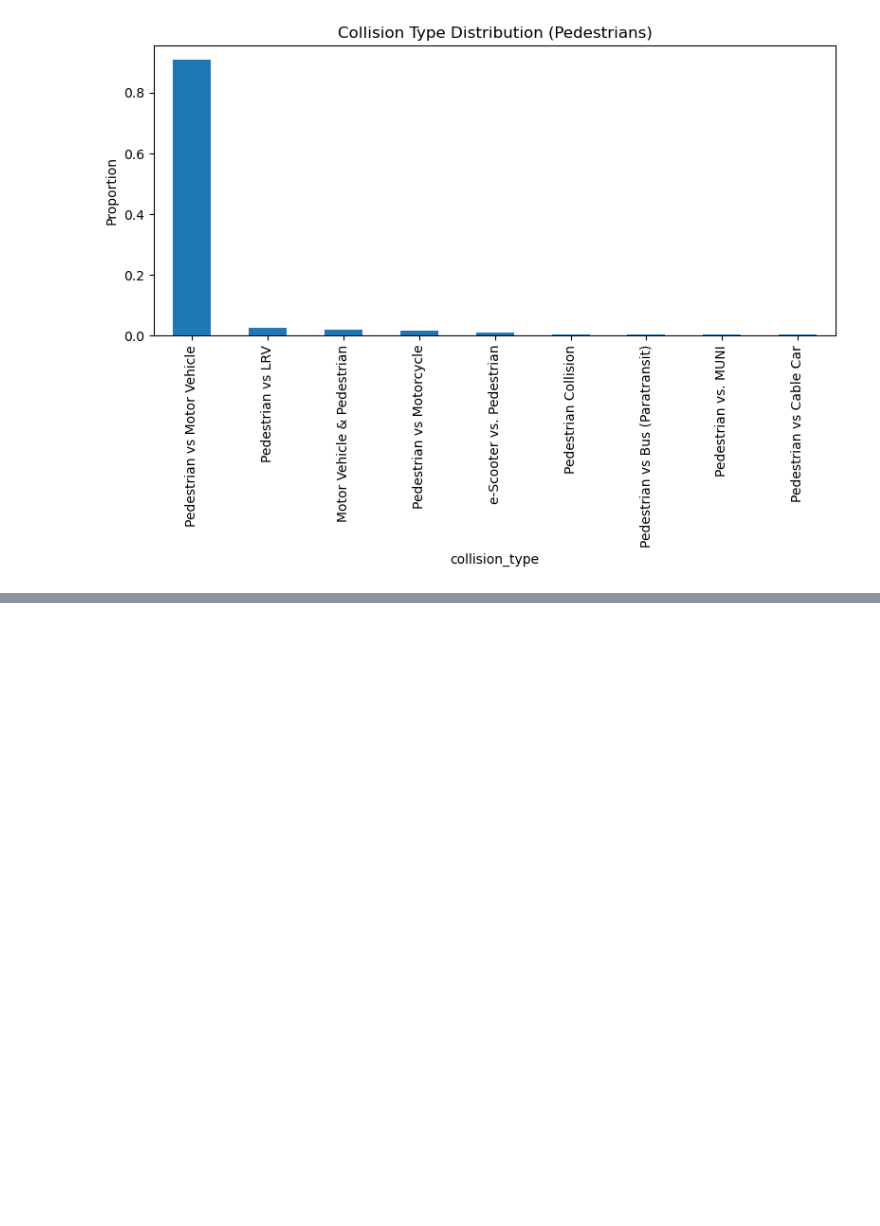
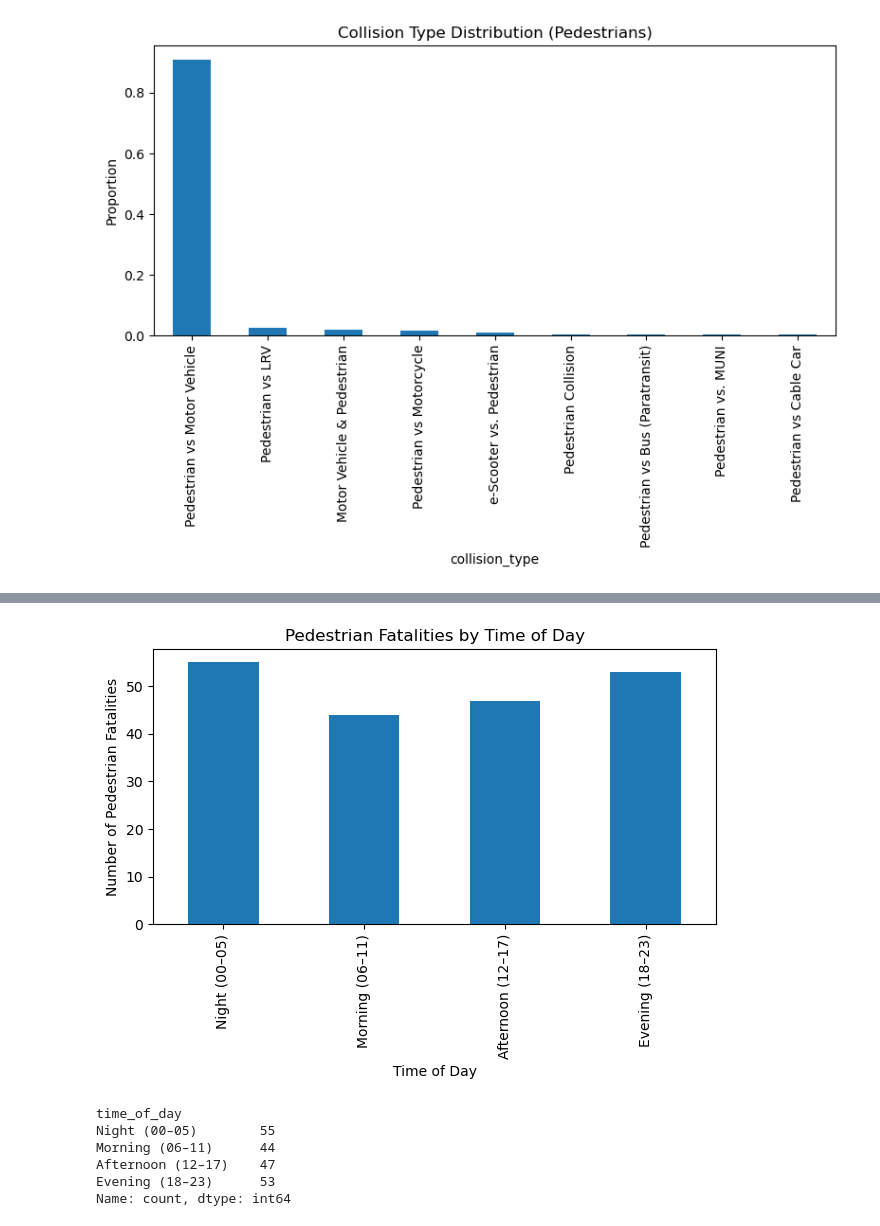
Before and after one commit to UCB-stat-159-f25/final-group26, a Jupyter notebook: notebooks/03_Pedestrian.ipynb, the cells around one changed output, grey strips where cells are left out. Drawn from its saved outputs; the diff is of its cells as text; code cells hidden in the pictures; blank space fills up the shorter version.

```diff
--- a/notebooks/03_Pedestrian.ipynb
+++ b/notebooks/03_Pedestrian.ipynb
@@ -151,0 +182,29 @@ plt.show()
+# %%
+time_order = ["Night (00–05)", "Morning (06–11)", "Afternoon (12–17)", "Evening (18–23)"]
+time_of_day_counts = (
+    df_ped["time_of_day"]
+    .value_counts()
+    .reindex(time_order)
+)
+
+
+plt.figure()
+time_of_day_counts.plot(kind="bar")
+plt.xlabel("Time of Day")
+plt.ylabel("Number of Pedestrian Fatalities")
+plt.title("Pedestrian Fatalities by Time of Day")
+plt.ylim(bottom=0)
+plt.tight_layout()
+plt.savefig("../figures/Ped_by_timeofday")
+plt.show()
+# %% [output]
+[figure, added]
+# %%
+time_of_day_counts
+# %% [output]
+time_of_day
+Night (00–05)        55
+Morning (06–11)      44
+Afternoon (12–17)    47
+Evening (18–23)      53
+Name: count, dtype: int64
```
Also changed, not shown: parts of 23 cells of this notebook.
